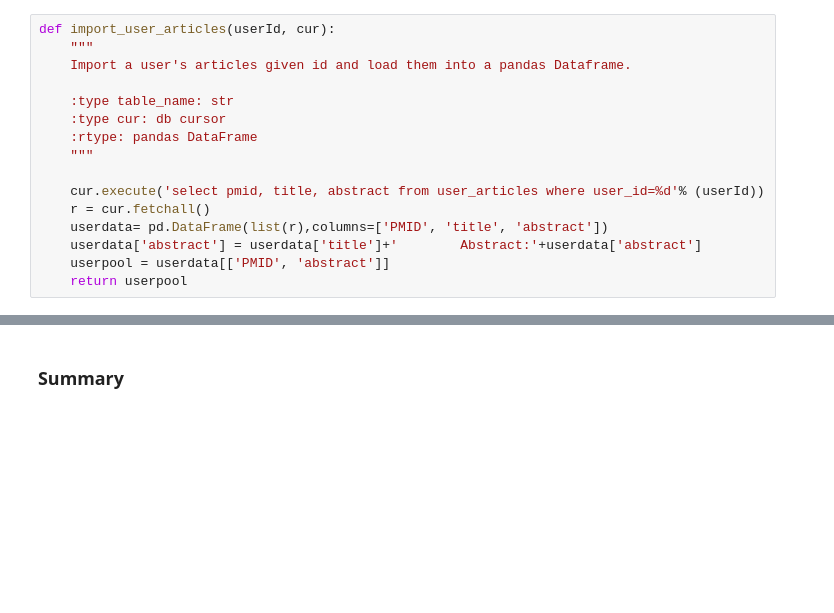
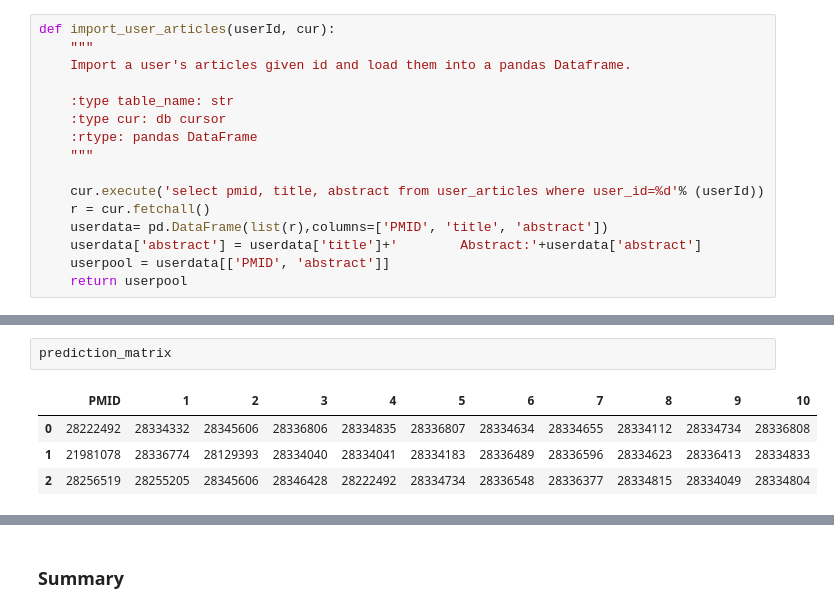
Before and after one commit to lixu0818/PIPA, a Jupyter notebook: PIPA_demo.ipynb, the cells around one changed output, grey strips where cells are left out. Drawn from its saved outputs; the diff is of its cells as text; blank space fills up the shorter version.

```diff
--- a/PIPA_demo.ipynb
+++ b/PIPA_demo.ipynb
@@ -297,0 +323,7 @@ Engine trained in 0.354042053223 seconds.
+# %%
+prediction_matrix
+# %% [output]
+|  | PMID | 1 | 2 | 3 | 4 | 5 | 6 | 7 | 8 | 9 | 10 |
+| 0 | 28222492 | 28334332 | 28345606 | 28336806 | 28334835 | 28336807 | 28334634 | 28334655 | 28334112 | 28334734 | 28336808 |
+| 1 | 21981078 | 28336774 | 28129393 | 28334040 | 28334041 | 28334183 | 28336489 | 28336596 | 28334623 | 28336413 | 28334833 |
+| 2 | 28256519 | 28255205 | 28345606 | 28346428 | 28222492 | 28334734 | 28336548 | 28336377 | 28334815 | 28334049 | 28334804 |
```
Also changed, not shown: parts of 13 cells of this notebook.
